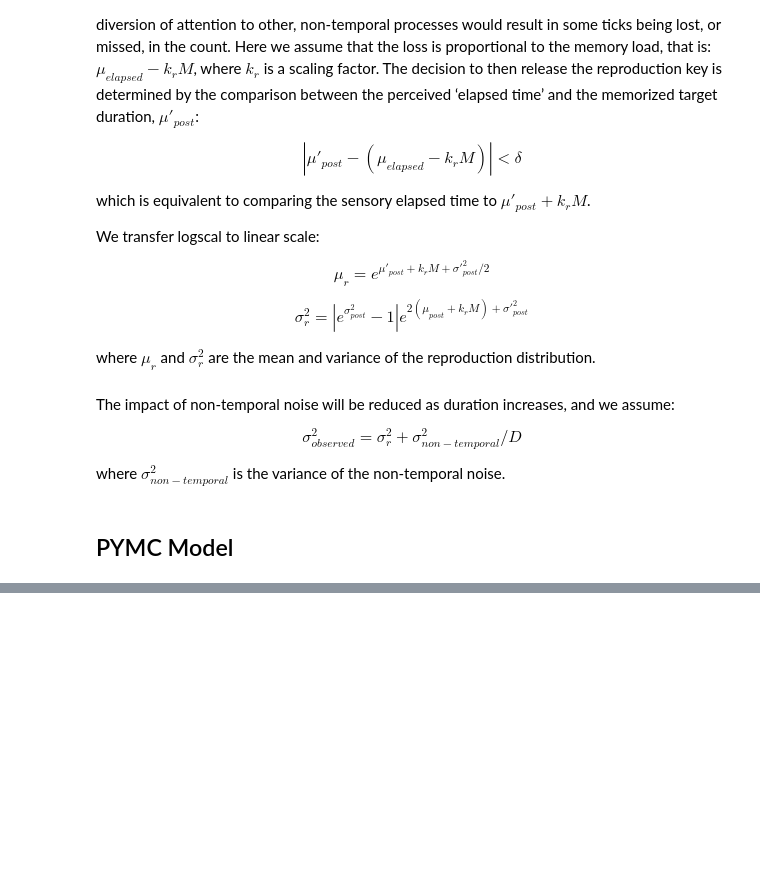
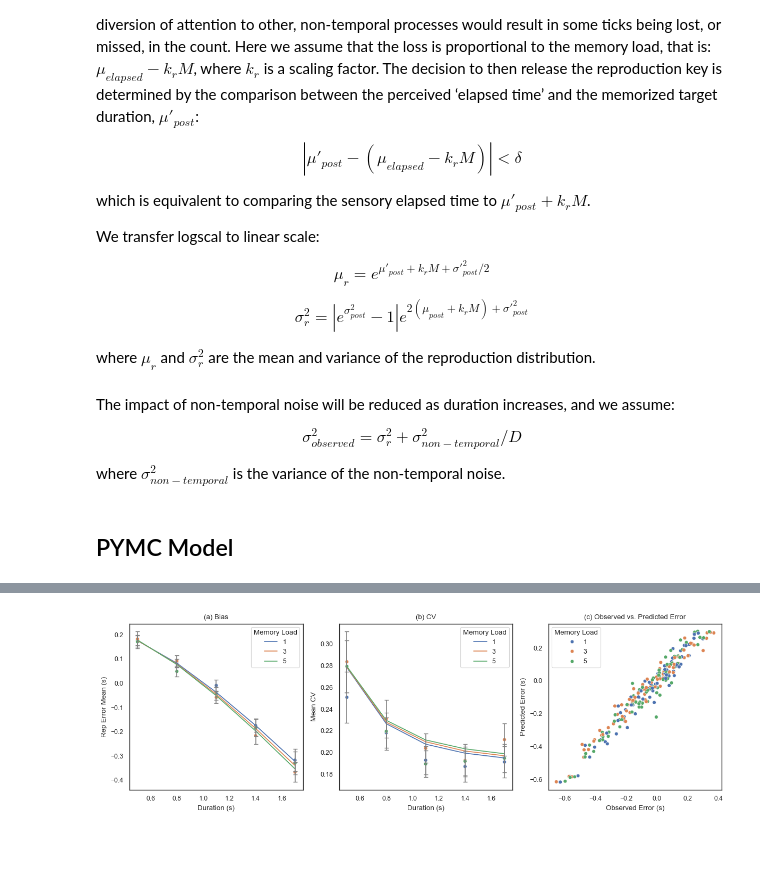
Before and after one commit to msenselab/working_memory_reproduction, a Jupyter notebook: analysis/wm_model.ipynb, the cells around one changed output, grey strips where cells are left out. Saved outputs shown, nothing was run; the diff lists cells and outputs as text; code cells hidden in the pictures; blank space fills up the shorter version.

```diff
--- a/analysis/wm_model.ipynb
+++ b/analysis/wm_model.ipynb
@@ -322,0 +351,18 @@ plt.legend()
+# %%
+dat_both = expData[expData['ExpName'] == 'Both']
+firstrun = False
+if firstrun:
+	constrain = [1,1,0,1] # scaling factor for k_s, l_s, t_s, k_r
+	both_trace, both_model, both_para, both_mdat = runModel(dat_both, constrain, 'both')
+	both_para
+else:
+	both_trace = az.from_netcdf(cpath + '/data/both_trace.nc')
+	both_mdat = pd.read_csv(cpath + '/data/both_mdat.csv')
+	both_para = pd.read_csv(cpath + '/data/both_para.csv')
+# %%
+# plot the model prediction
+plotModelPred(both_mdat, 'both')
+# %% [output]
+[figure, added]
+# %% [markdown]
+##
```
Also changed, not shown: parts of 32 cells of this notebook, 12 other files.
